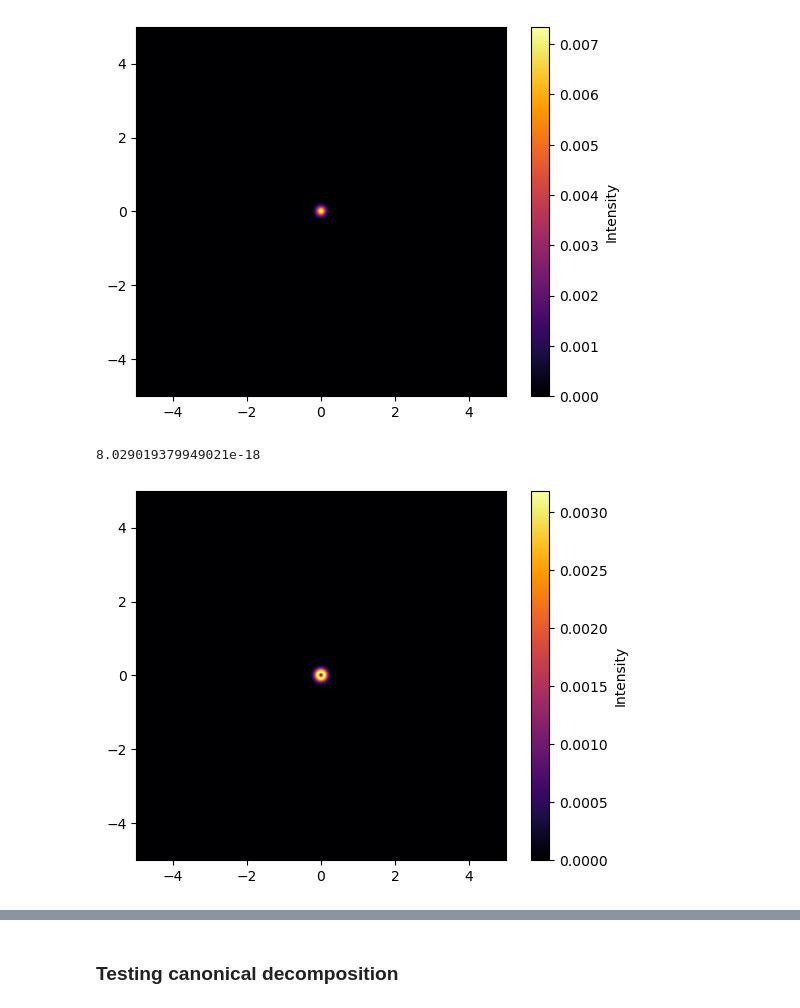
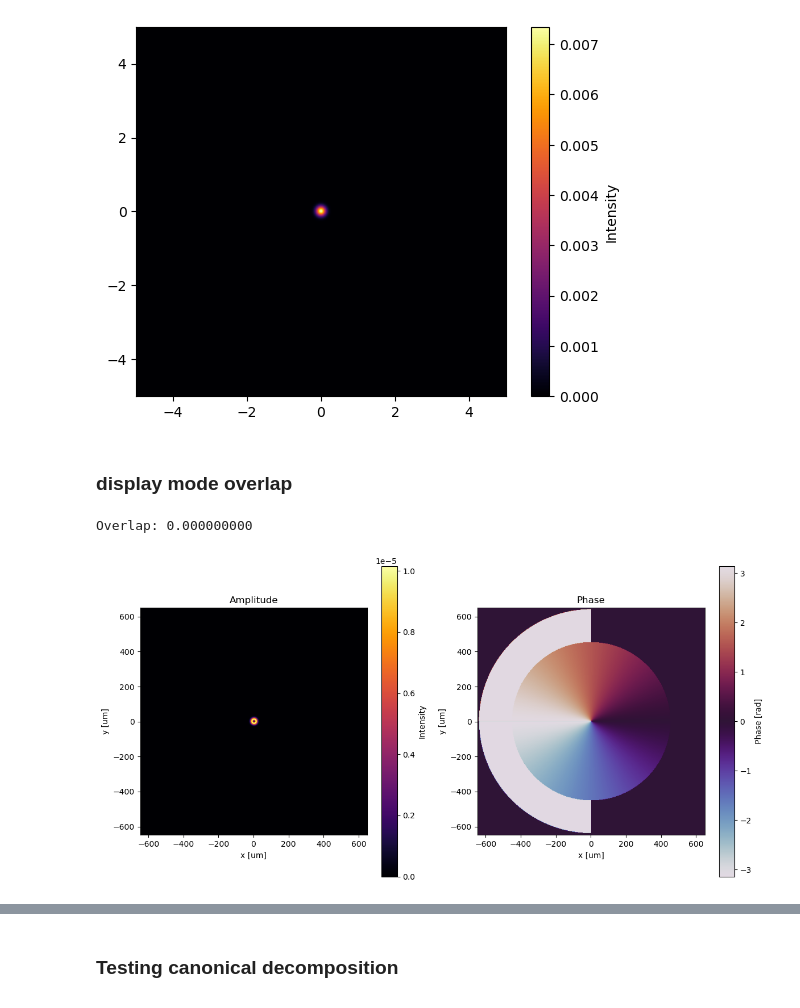
Before and after one commit to ALS-X-Ray-optics/aiw-notebooks, a Jupyter notebook: 46_undulator_mode_decomposition.ipynb, the cells around one changed output, grey strips where cells are left out. Cells and saved outputs as stored; diff of their text form; code cells hidden in the pictures.

```diff
--- a/46_undulator_mode_decomposition.ipynb
+++ b/46_undulator_mode_decomposition.ipynb
@@ -50,7 +58,9 @@ def beam_stats_1D(x_m, I):
     return Itot, mu_m, sigma_rms_m
 
 def beam_stats_2D(x_m, y_m, I):
-    Itot = np.sum(I)
+    dx_m = x_m[1]-x_m[0]
+    dy_m = y_m[1]-y_m[0]
+    Itot = np.sum(I)*dx_m*dy_m
     I_x = np.sum(I, axis=0)
     mu_x_m = np.sum(x_m * I_x)/np.sum(I_x)
     sigma_x_rms_m= np.sqrt(np.sum((x_m - mu_x_m)**2 * I_x)/np.sum(I_x))
@@ -59,6 +69,4 @@ def beam_stats_2D(x_m, y_m, I):
     sigma_y_rms_m= np.sqrt(np.sum((y_m - mu_y_m)**2 * I_y)/np.sum(I_y))
 
     return Itot, mu_x_m, mu_y_m, sigma_x_rms_m, sigma_y_rms_m
-
-(Itot, mu_x_m, mu_y_m, sigma_x_rms_m, sigma_y_rms_m) = beam_stats_2D(x_m, y_m, np.abs(E_10m)**2)
 # %%
@@ -232,13 +267,34 @@ plt.colorbar(label='Intensity')
 plt.show()
 # %% [output]
 [figure]
+# %% [markdown]
+### display mode overlap
 # %%
 # works
-overlap = np.abs(np.sum(LG_modes[0]*np.conjugate(LG_modes[2])))
-print(np.abs(np.sum(LG_modes[0]*np.conjugate(LG_modes[2]))))
-plt.imshow(np.abs(LG_modes[0]*np.conjugate(LG_modes[1])), extent=[-5, 5, -5, 5], cmap='inferno')
-plt.colorbar(label='Intensity')
+#overlapped_modes = LG_modes[0]*np.conjugate(LG_modes[0])
+overlapped_modes = LG_modes[0]*np.conjugate(LG_modes[1])
+overlap = np.abs(np.sum(overlapped_modes))
+print(f'Overlap: {overlap:.9f}')
+
+
+fig, axes = plt.subplots(1, 2, figsize=(12, 6))
+
+# Plot amplitude
+im1 = axes[0].imshow(np.abs(overlapped_modes)**2, extent=extent, cmap='inferno')
+axes[0].set_title('Amplitude')
+axes[0].set_xlabel('x [um]')
+axes[0].set_ylabel('y [um]')
+fig.colorbar(im1, ax=axes[0], label='Intensity')
+
+# Plot phase
+im2 = axes[1].imshow(np.angle(overlapped_modes), extent=extent, cmap='twilight')
+axes[1].set_title('Phase')
+axes[1].set_xlabel('x [um]')
+axes[1].set_ylabel('y [um]')
+fig.colorbar(im2, ax=axes[1], label='Phase [rad]')
+
+plt.tight_layout()
 plt.show()
 # %% [output]
-8.029019379949021e-18
+Overlap: 0.000000000
-[figure, old version]
+[figure, new version]
```
Also changed, not shown: parts of 37 cells of this notebook.
